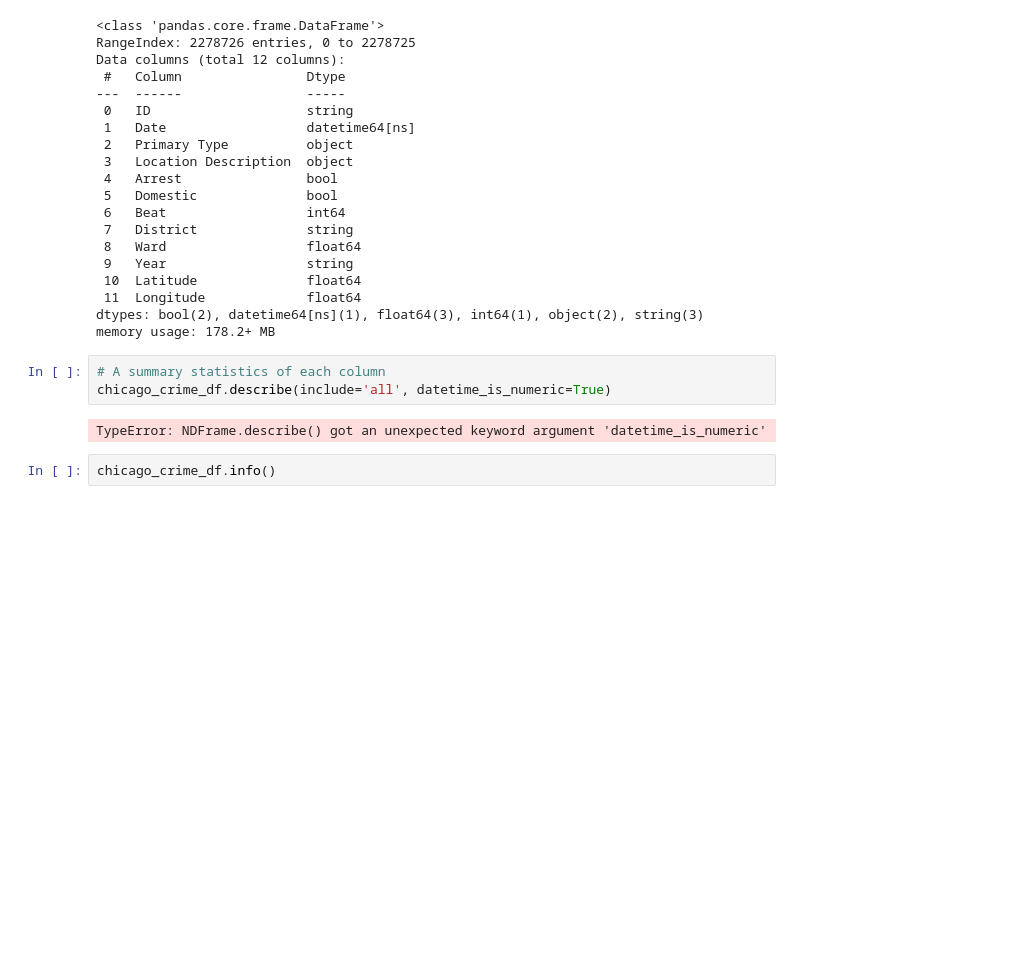
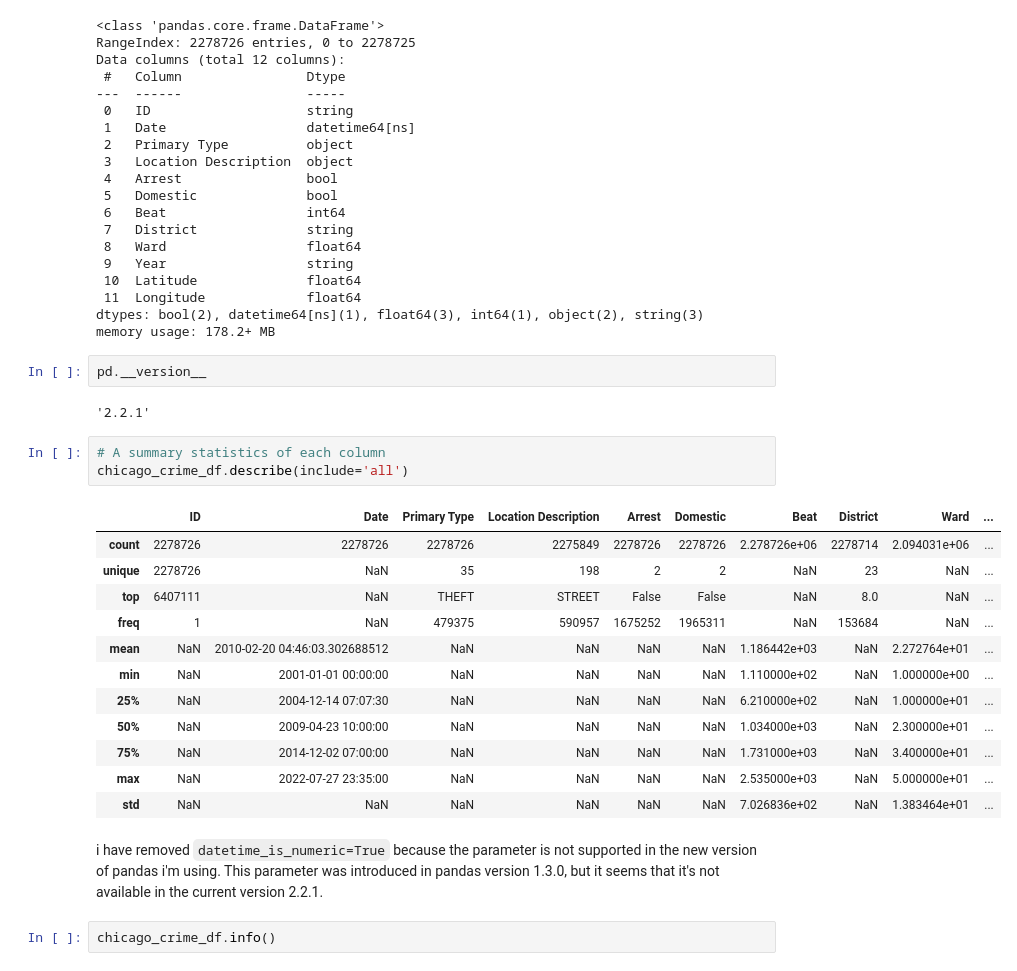
Before and after one commit to Antidote-cyber/Learning-Circle-24-EDA-On-Chicago-Crime-Dataset, a Jupyter notebook: EDA on chicago crime data.ipynb, the cells around one changed output. Saved outputs shown, nothing was run; the diff lists cells and outputs as text; blank space fills up the shorter version.

```diff
--- a/EDA on chicago crime data.ipynb
+++ b/EDA on chicago crime data.ipynb
@@ -222,11 +222,28 @@ Data columns (total 12 columns):
  11  Longitude             float64
 dtypes: bool(2), datetime64[ns](1), float64(3), int64(1), object(2), string(3)
 memory usage: 178.2+ MB
+# %%
+pd.__version__
+# %% [output]
+'2.2.1'
 # %%
 # A summary statistics of each column
-chicago_crime_df.describe(include='all', datetime_is_numeric=True)
+chicago_crime_df.describe(include='all')
 # %% [output]
-TypeError: NDFrame.describe() got an unexpected keyword argument 'datetime_is_numeric'
+|  | ID | Date | Primary Type | Location Description | Arrest | Domestic | Beat | District | Ward | ... |
+| count | 2278726 | 2278726 | 2278726 | 2275849 | 2278726 | 2278726 | 2.278726e+06 | 2278714 | 2.094031e+06 | ... |
+| unique | 2278726 | NaN | 35 | 198 | 2 | 2 | NaN | 23 | NaN | ... |
+| top | 6407111 | NaN | THEFT | STREET | False | False | NaN | 8.0 | NaN | ... |
+| freq | 1 | NaN | 479375 | 590957 | 1675252 | 1965311 | NaN | 153684 | NaN | ... |
+| mean | NaN | 2010-02-20 04:46:03.302688512 | NaN | NaN | NaN | NaN | 1.186442e+03 | NaN | 2.272764e+01 | ... |
+| min | NaN | 2001-01-01 00:00:00 | NaN | NaN | NaN | NaN | 1.110000e+02 | NaN | 1.000000e+00 | ... |
+| 25% | NaN | 2004-12-14 07:07:30 | NaN | NaN | NaN | NaN | 6.210000e+02 | NaN | 1.000000e+01 | ... |
+| 50% | NaN | 2009-04-23 10:00:00 | NaN | NaN | NaN | NaN | 1.034000e+03 | NaN | 2.300000e+01 | ... |
+| 75% | NaN | 2014-12-02 07:00:00 | NaN | NaN | NaN | NaN | 1.731000e+03 | NaN | 3.400000e+01 | ... |
+| max | NaN | 2022-07-27 23:35:00 | NaN | NaN | NaN | NaN | 2.535000e+03 | NaN | 5.000000e+01 | ... |
+| std | NaN | NaN | NaN | NaN | NaN | NaN | 7.026836e+02 | NaN | 1.383464e+01 | ... |
+# %% [markdown]
+i have removed `datetime_is_numeric=True` because the parameter is not supported in the new version of pandas i'm using. This parameter was introduced in pandas version 1.3.0, but it seems that it's not available in the current version 2.2.1.
 # %%
 chicago_crime_df.info()
 # %% [output]
```
Also changed, not shown: parts of 14 cells of this notebook.
